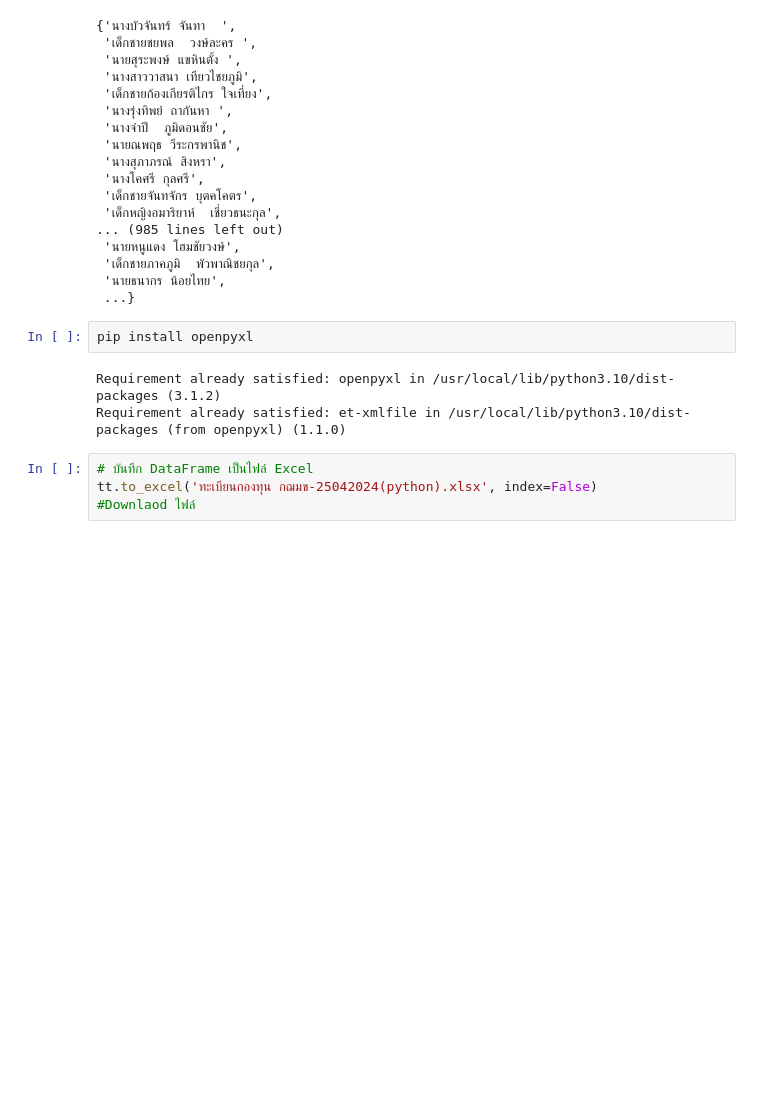
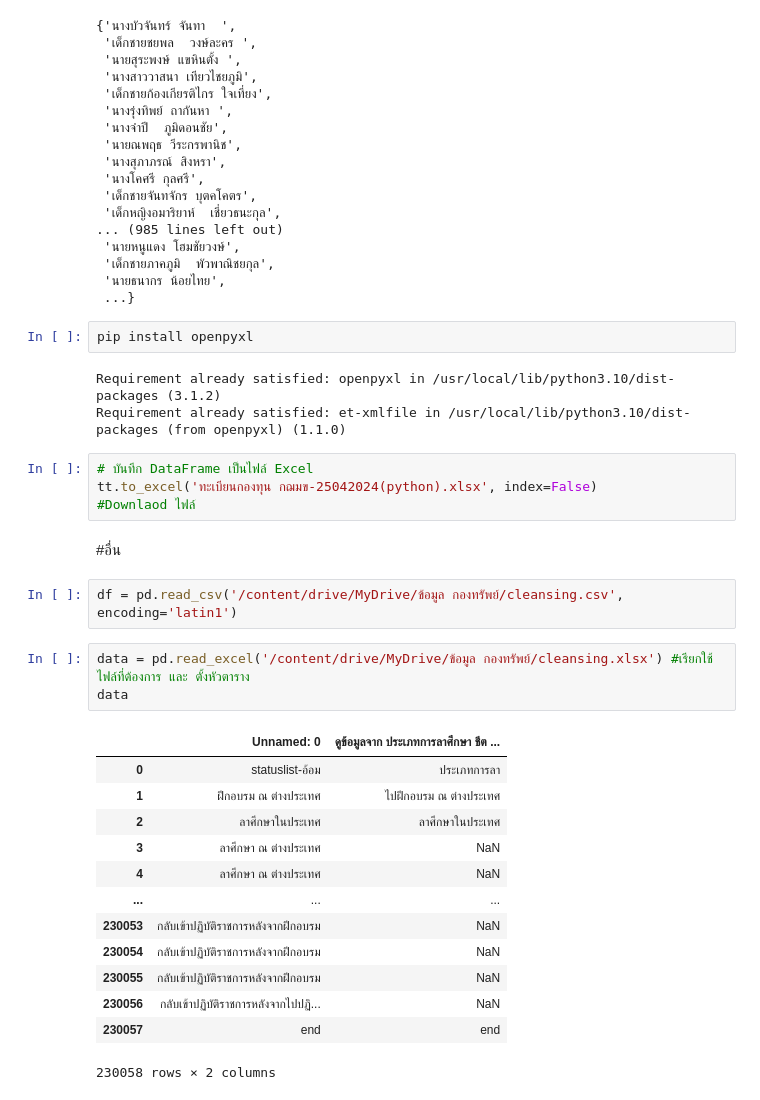
Before and after one commit to ananyapoonsawat/BSC_DPDM23, a Jupyter notebook: ทดสอบ.ipynb, the cells around one changed output. Drawn from its saved outputs; the diff is of its cells as text; blank space fills up the shorter version.

```diff
--- a/ทดสอบ.ipynb
+++ b/ทดสอบ.ipynb
@@ -388,3 +388,24 @@ Requirement already satisfied: et-xmlfile in /usr/local/lib/python3.10/dist-pack
 # บันทึก DataFrame เป็นไฟล์ Excel
 tt.to_excel('ทะเบียนกองทุน กฌมข-25042024(python).xlsx', index=False)
 #Downlaod ไฟล์
+# %% [markdown]
+#อื่น
+# %%
+df = pd.read_csv('/content/drive/MyDrive/ข้อมูล กองทรัพย์/cleansing.csv', encoding='latin1')
+# %%
+data = pd.read_excel('/content/drive/MyDrive/ข้อมูล กองทรัพย์/cleansing.xlsx') #เรียกใช้ไฟล์ที่ต้องการ และ ตั้งหัวตาราง
+data
+# %% [output]
+|  | Unnamed: 0 | ดูข้อมูลจาก ประเภทการลาศึกษา ชีต ... |
+| 0 | statuslist-อ้อม | ประเภทการลา |
+| 1 | ฝึกอบรม ณ ต่างประเทศ | ไปฝึกอบรม ณ ต่างประเทศ |
+| 2 | ลาศึกษาในประเทศ | ลาศึกษาในประเทศ |
+| 3 | ลาศึกษา ณ ต่างประเทศ | NaN |
+| 4 | ลาศึกษา ณ ต่างประเทศ | NaN |
+| ... | ... | ... |
+| 230053 | กลับเข้าปฏิบัติราชการหลังจากฝึกอบรม | NaN |
+| 230054 | กลับเข้าปฏิบัติราชการหลังจากฝึกอบรม | NaN |
+| 230055 | กลับเข้าปฏิบัติราชการหลังจากฝึกอบรม | NaN |
+| 230056 | กลับเข้าปฏิบัติราชการหลังจากไปปฏิ... | NaN |
+| 230057 | end | end |
+230058 rows × 2 columns
```
